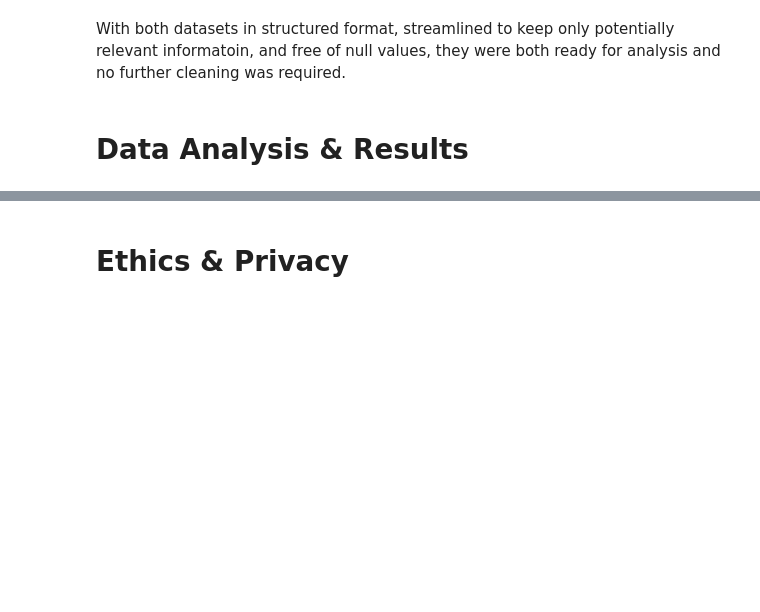
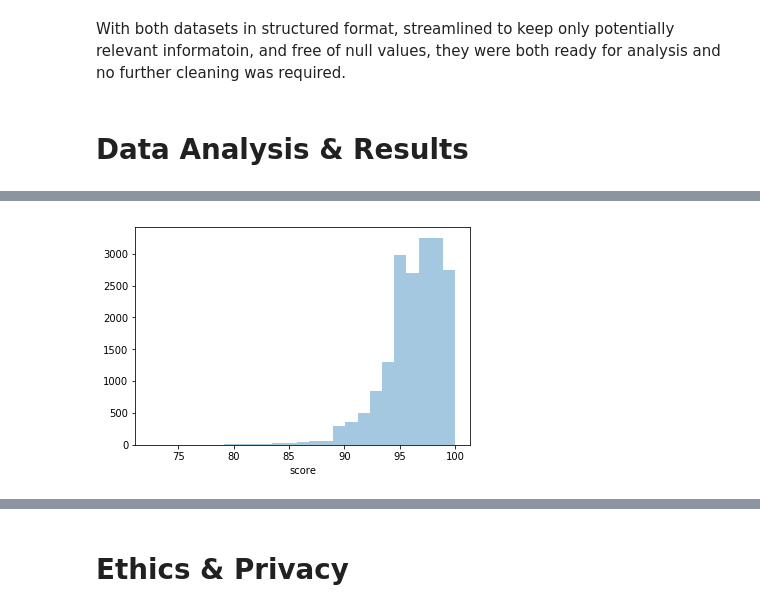
Before and after one commit to COGS108/individual_sp20, a Jupyter notebook: final_project/FinalProject_cribeiro23.ipynb, the cells around one changed output, grey strips where cells are left out. Saved outputs shown, nothing was run; the diff lists cells and outputs as text; code cells hidden in the pictures; blank space fills up the shorter version.

```diff
--- a/final_project/FinalProject_cribeiro23.ipynb
+++ b/final_project/FinalProject_cribeiro23.ipynb
@@ -144,0 +187,4 @@ Include cells that describe the steps in your data analysis.
+# %%
+sns.distplot(df_inspections['score'], bins=25, kde=False);
+# %% [output]
+[figure, added]
```
Also changed, not shown: parts of 45 cells of this notebook.
